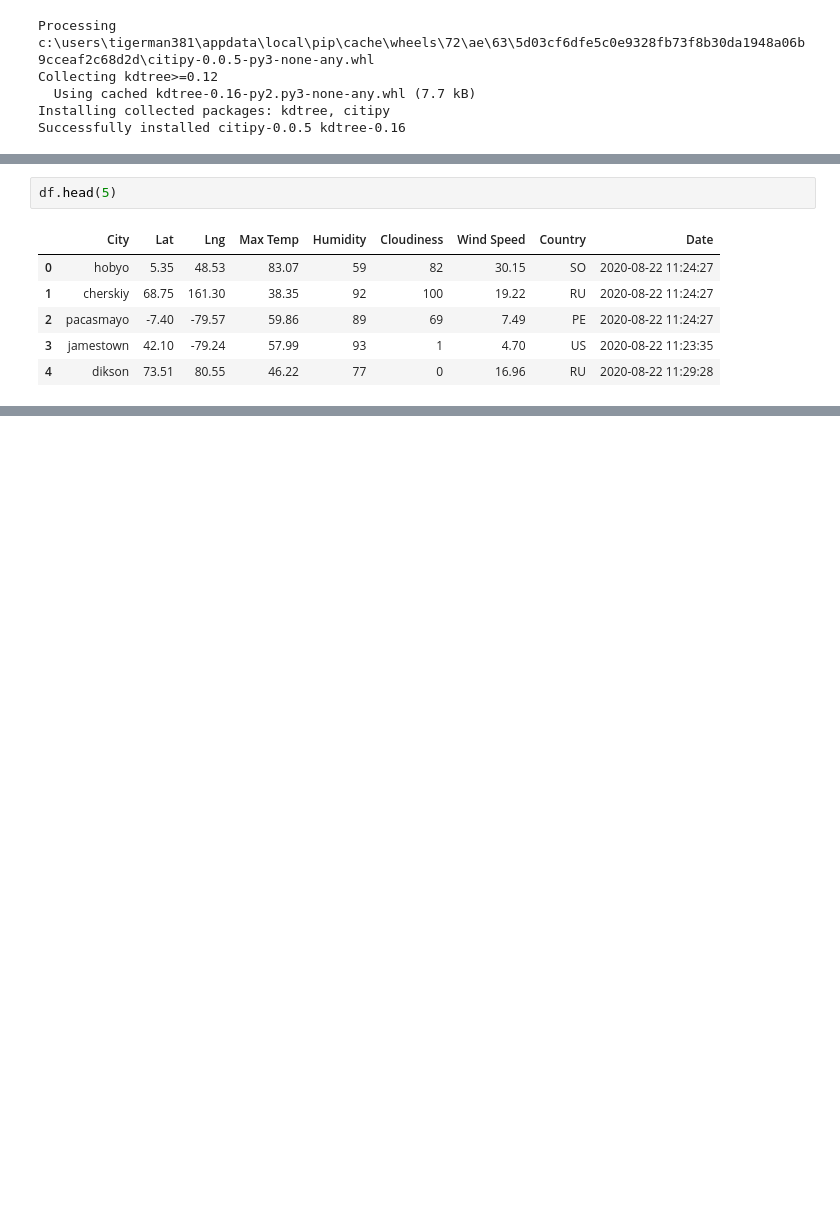
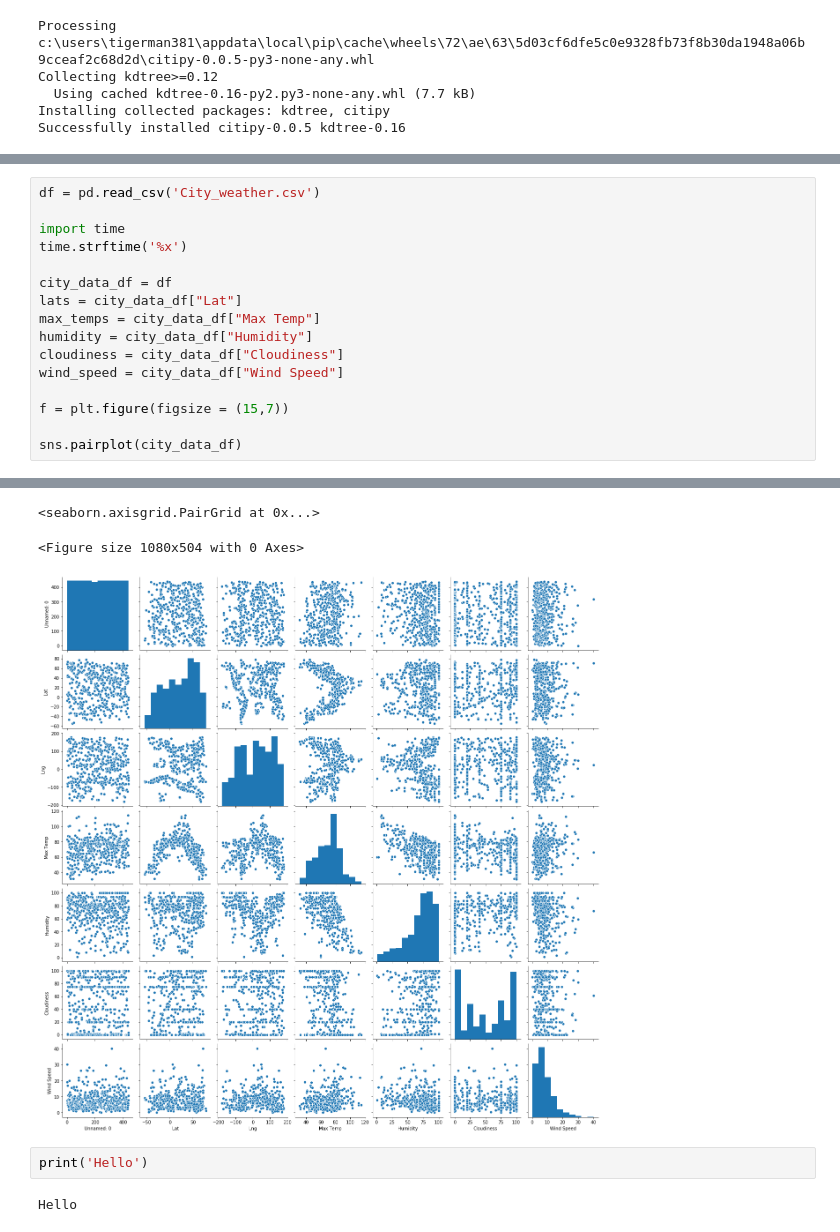
Before and after one commit to AbhiramGopal/Hotel-Recommendations-Based-on-Weather, a Jupyter notebook: Weather Analysis.ipynb, the cells around one changed output, grey strips where cells are left out. Drawn from its saved outputs; the diff is of its cells as text; blank space fills up the shorter version.

Commit message:
adding visuals

```diff
--- a/Weather Analysis.ipynb
+++ b/Weather Analysis.ipynb
@@ -109,9 +70,17 @@ Processing Record 30 of Set 10 | sechura
-# %%
-df.head(5)
-# %% [output]
-|  | City | Lat | Lng | Max Temp | Humidity | Cloudiness | Wind Speed | Country | Date |
-| 0 | hobyo | 5.35 | 48.53 | 83.07 | 59 | 82 | 30.15 | SO | 2020-08-22 11:24:27 |
-| 1 | cherskiy | 68.75 | 161.30 | 38.35 | 92 | 100 | 19.22 | RU | 2020-08-22 11:24:27 |
-| 2 | pacasmayo | -7.40 | -79.57 | 59.86 | 89 | 69 | 7.49 | PE | 2020-08-22 11:24:27 |
-| 3 | jamestown | 42.10 | -79.24 | 57.99 | 93 | 1 | 4.70 | US | 2020-08-22 11:23:35 |
-| 4 | dikson | 73.51 | 80.55 | 46.22 | 77 | 0 | 16.96 | RU | 2020-08-22 11:29:28 |
+# %%
+df = pd.read_csv('City_weather.csv')
+
+import time
+time.strftime('%x')
+
+city_data_df = df
+lats = city_data_df["Lat"]
+max_temps = city_data_df["Max Temp"]
+humidity = city_data_df["Humidity"]
+cloudiness = city_data_df["Cloudiness"]
+wind_speed = city_data_df["Wind Speed"]
+
+f = plt.figure(figsize = (15,7))
+
+sns.pairplot(city_data_df)
+# %% [output]
@@ -117,0 +90,7 @@ df.head(5)
+<seaborn.axisgrid.PairGrid at 0x...>
+<Figure size 1080x504 with 0 Axes>
+[figure, added]
+# %%
+print('Hello')
+# %% [output]
+Hello
```
Also changed, not shown: parts of 2 cells of this notebook, 1 other file.
